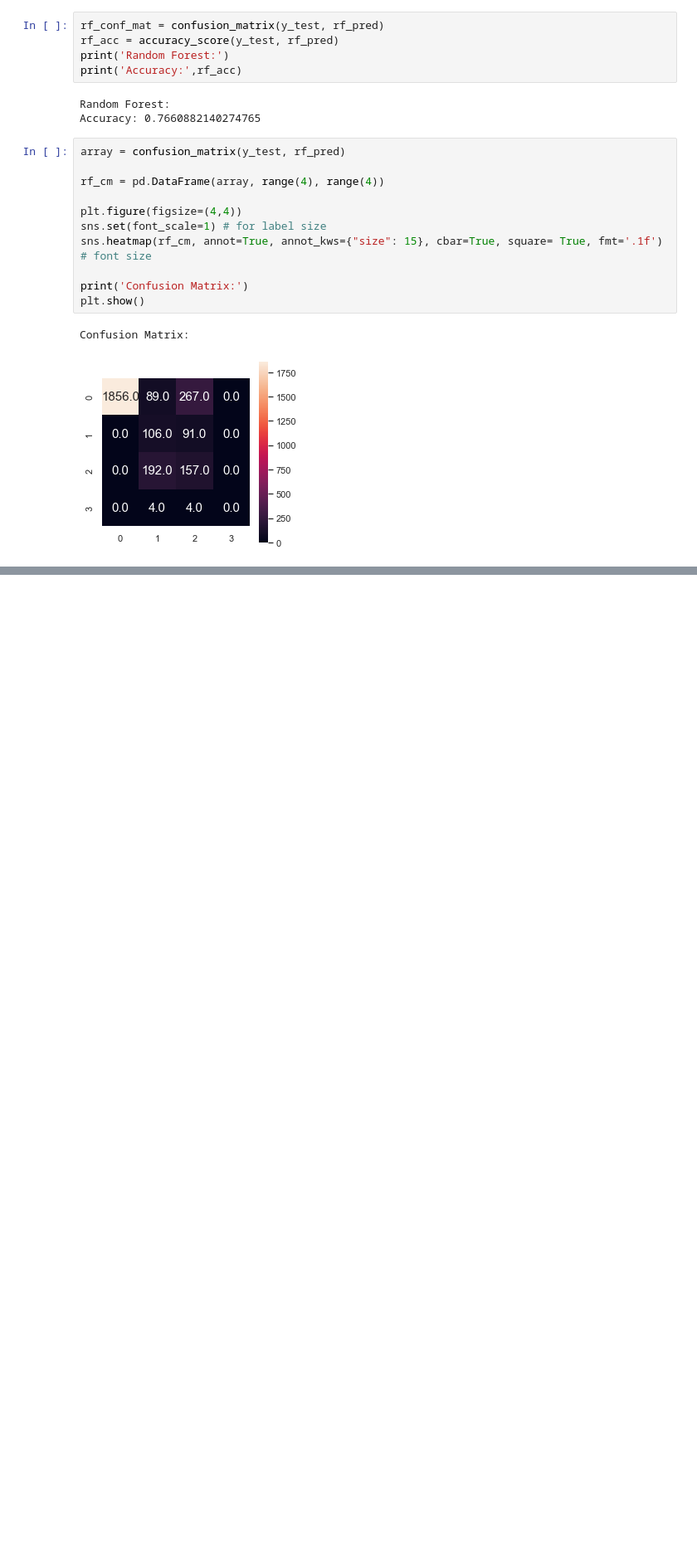
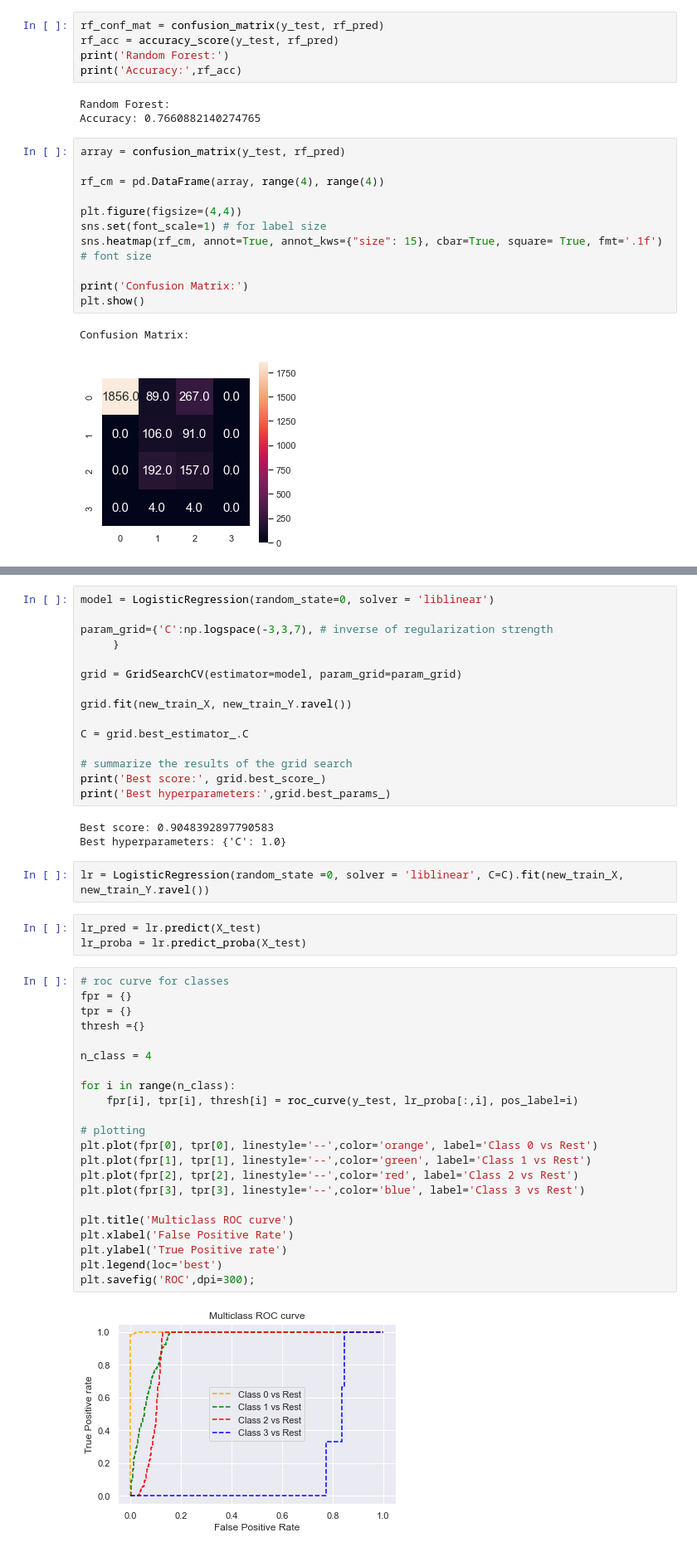
Before and after one commit to Anran0716/musa650-final, a Jupyter notebook: script/7_gan_new_large_data.ipynb, the cells around one changed output, grey strips where cells are left out. Shown at 83% size. Drawn from its saved outputs; the diff is of its cells as text; blank space fills up the shorter version.

```diff
--- a/script/7_gan_new_large_data.ipynb
+++ b/script/7_gan_new_large_data.ipynb
@@ -740,0 +868,47 @@ Confusion Matrix:
+# %%
+model = LogisticRegression(random_state=0, solver = 'liblinear')
+
+param_grid={'C':np.logspace(-3,3,7), # inverse of regularization strength
+     }
+
+grid = GridSearchCV(estimator=model, param_grid=param_grid)
+
+grid.fit(new_train_X, new_train_Y.ravel())
+
+C = grid.best_estimator_.C
+
+# summarize the results of the grid search
+print('Best score:', grid.best_score_)
+print('Best hyperparameters:',grid.best_params_)
+# %% [output]
+Best score: 0.9048392897790583
+Best hyperparameters: {'C': 1.0}
+# %%
+lr = LogisticRegression(random_state =0, solver = 'liblinear', C=C).fit(new_train_X, new_train_Y.ravel())
+# %%
+lr_pred = lr.predict(X_test)
+lr_proba = lr.predict_proba(X_test)
+# %%
+# roc curve for classes
+fpr = {}
+tpr = {}
+thresh ={}
+
+n_class = 4
+
+for i in range(n_class):
+    fpr[i], tpr[i], thresh[i] = roc_curve(y_test, lr_proba[:,i], pos_label=i)
+
+# plotting
+plt.plot(fpr[0], tpr[0], linestyle='--',color='orange', label='Class 0 vs Rest')
+plt.plot(fpr[1], tpr[1], linestyle='--',color='green', label='Class 1 vs Rest')
+plt.plot(fpr[2], tpr[2], linestyle='--',color='red', label='Class 2 vs Rest')
+plt.plot(fpr[3], tpr[3], linestyle='--',color='blue', label='Class 3 vs Rest')
+
+plt.title('Multiclass ROC curve')
+plt.xlabel('False Positive Rate')
+plt.ylabel('True Positive rate')
+plt.legend(loc='best')
+plt.savefig('ROC',dpi=300);
+# %% [output]
+[figure, added]
```
Also changed, not shown: parts of 51 cells of this notebook, 5 other files.
